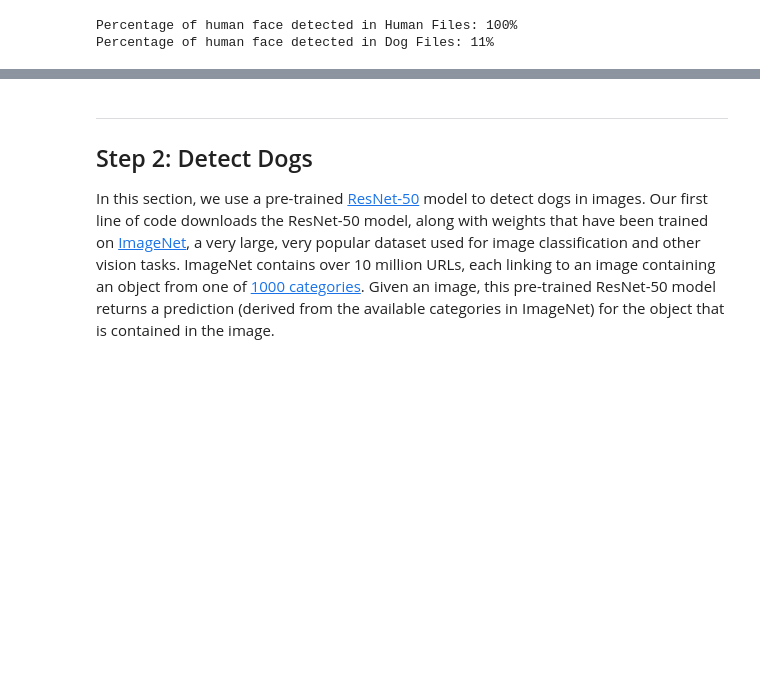
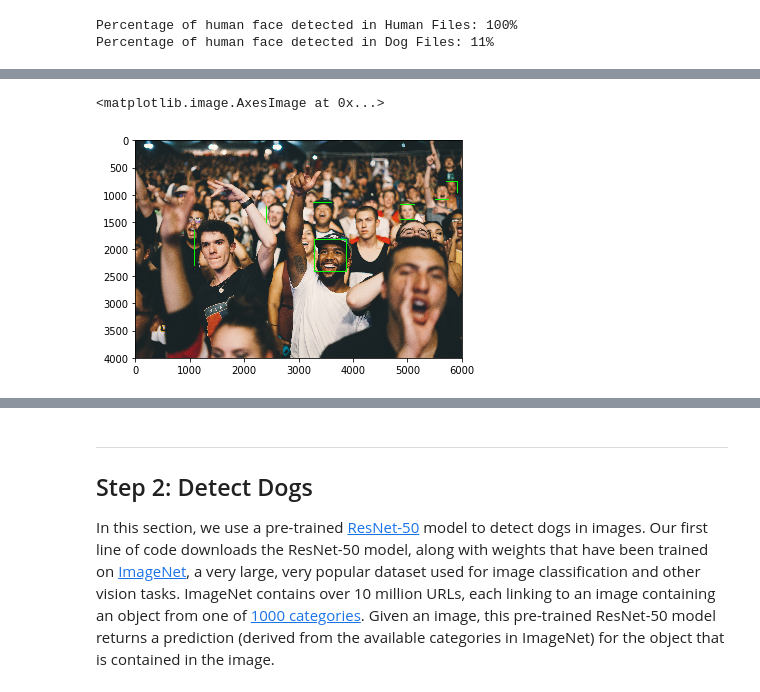
Before and after one commit to aramki/dogBreedClassifier, a Jupyter notebook: dog_app.ipynb, the cells around one changed output, grey strips where cells are left out. Cells and saved outputs as stored; diff of their text form; code cells hidden in the pictures; blank space fills up the shorter version.

```diff
--- a/dog_app.ipynb
+++ b/dog_app.ipynb
@@ -204,0 +246,7 @@ We suggest the face detector from OpenCV as a potential way to detect human imag
+# %%
+test2 = cv2.imread("images/nicholas-green-324622-unsplash.jpg")
+faces_detected_img = detect_faces(haar_face_cascade, test2)
+plt.imshow(convertToRGB(faces_detected_img))
+# %% [output]
+<matplotlib.image.AxesImage at 0x...>
+[figure, added]
```
Also changed, not shown: parts of 31 cells of this notebook, 1 other file.
